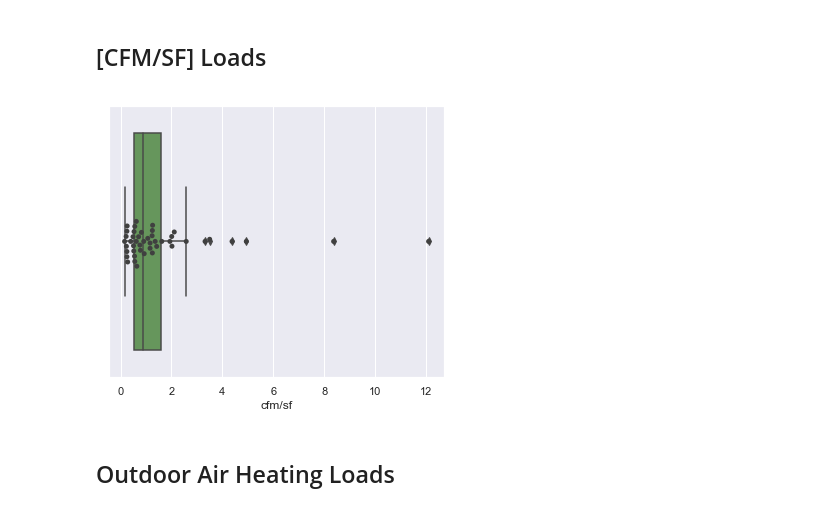
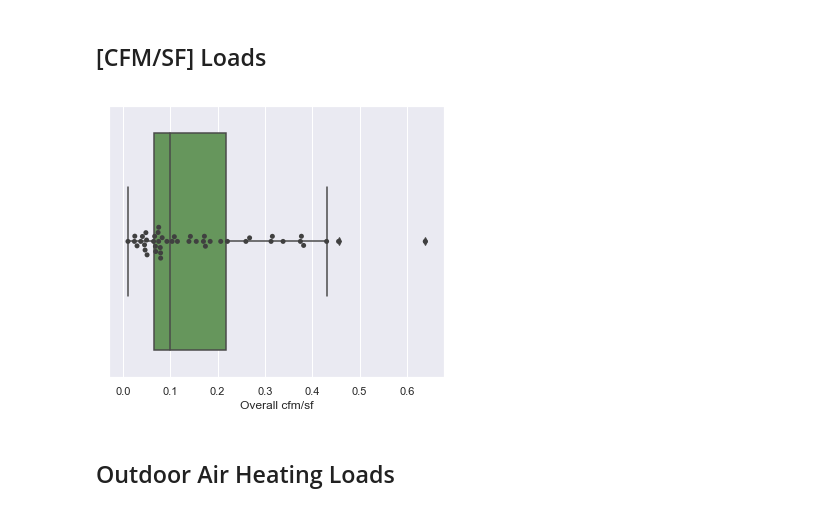
Before and after one commit to sspiel4/OCCE_HVAC_Comparison, a Jupyter notebook: OCCE HVAC Load vs Capacity Notebook.ipynb, the cells around one changed output. Cells and saved outputs as stored; diff of their text form; code cells hidden in the pictures.

```diff
--- a/OCCE HVAC Load vs Capacity Notebook.ipynb
+++ b/OCCE HVAC Load vs Capacity Notebook.ipynb
@@ -57,0 +55,20 @@ AREAS.head()
+# %%
+#reset areas entered incorrectle
+AREAS.loc[AREAS.index==105795,'Total Cooled Area']=(54691+6711)
+AREAS.loc[AREAS.index==108855,'Total Cooled Area']=52096
+AREAS.loc[AREAS.index==109236,'Total Cooled Area']=50026
+AREAS.loc[AREAS.index==100201,'Total Cooled Area']=87500
+AREAS.loc[AREAS.index==101959,'Total Cooled Area']=140598
+AREAS.loc[AREAS.index==103148,'Total Cooled Area']=71918
+AREAS.loc[AREAS.index==104111,'Total Cooled Area']=28476
+AREAS.loc[AREAS.index==105459,'Total Cooled Area']=174601
+AREAS.loc[AREAS.index==104148,'Total Cooled Area']=45791
+AREAS.loc[AREAS.index==104916,'Total Cooled Area']=14114
+AREAS.loc[AREAS.index==105601,'Total Cooled Area']=29400
+AREAS.loc[AREAS.index==106207,'Total Cooled Area']=243000
+AREAS.loc[AREAS.index==107666,'Total Cooled Area']=98000
+AREAS.loc[AREAS.index==110564,'Total Cooled Area']=33125
+AREAS.loc[AREAS.index==110719,'Total Cooled Area']=32953
+AREAS.loc[AREAS.index==112551,'Total Cooled Area']=403566
+AREAS.loc[AREAS.index==113650,'Total Cooled Area']=29581
+AREAS.loc[AREAS.index==103453,'Total Cooled Area']=164179
@@ -101,9 +121,6 @@ OA_LOADS = OA_LOADS.groupby('siteid').sum()
 # %%
 ## Outdoor Air Loads / Area
 
-# estimate area
-OA_LOADS['EstAreaSF'] = OA_LOADS.loc[:, ['conditionedmeasurement',
-                                     'totalmeasurement']].min(axis = 1)
-
-OA_LOADS['OA Heating [sf / kBtu]'] = OA_LOADS['EstAreaSF'] / OA_LOADS['OA Heating Load [kBtu]']
-OA_LOADS['OA Cooling [sf / ton]'] = OA_LOADS['EstAreaSF'] / (OA_LOADS['OA Cooling Load [kBtu]'] / 12)
+OA_LOADS['Overall cfm/sf'] = OA_LOADS['OutdoorAir [cfm]']/OA_LOADS['totalmeasurement']
+OA_LOADS['OA Heating [sf / kBtu]'] = AREAS['Total Heated Area'] / OA_LOADS['OA Heating Load [kBtu]']
+OA_LOADS['OA Cooling [sf / ton]'] = AREAS['Total Cooled Area'] / (OA_LOADS['OA Cooling Load [kBtu]'] / 12)
@@ -117,10 +132,10 @@ OA_LOADS.to_csv(path + folder + name)
 ## [CFM/SF] Loads
 # %%
 sns.set(rc={'figure.figsize':(6,5)})
-ax = sns.swarmplot(x=OA_LOADS["cfm/sf"], color=".25")
-ax = sns.boxplot(x=OA_LOADS["cfm/sf"], color=sns.xkcd_rgb["muted green"])
+ax = sns.swarmplot(x=OA_LOADS['Overall cfm/sf'], color=".25")
+ax = sns.boxplot(x=OA_LOADS['Overall cfm/sf'], color=sns.xkcd_rgb["muted green"])
 # %% [output]
-[figure, old version]
+[figure, new version]
 # %% [markdown]
 ## Outdoor Air Heating Loads
 # %%
```
Also changed, not shown: parts of 42 cells of this notebook, 7 other files.
